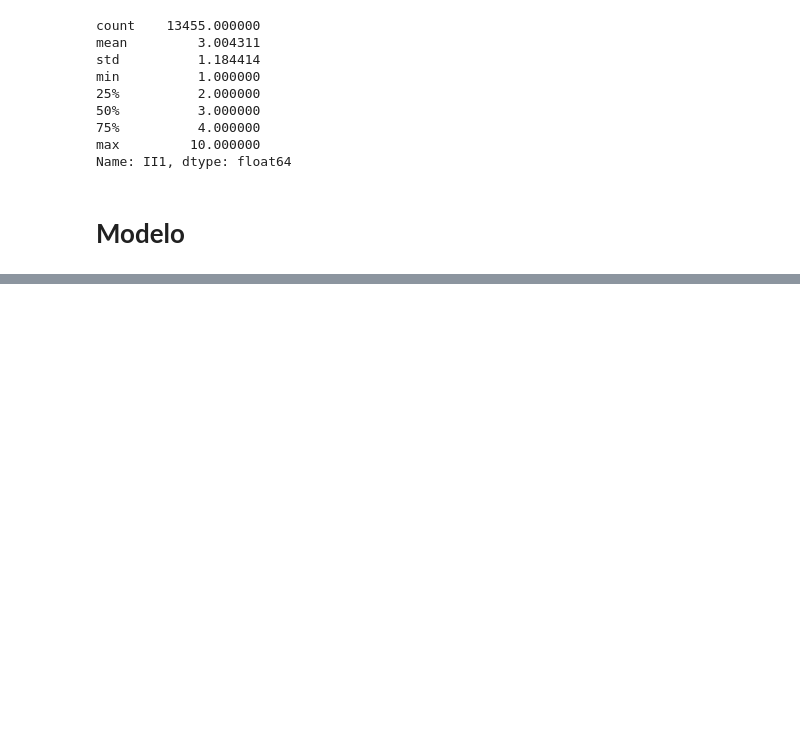
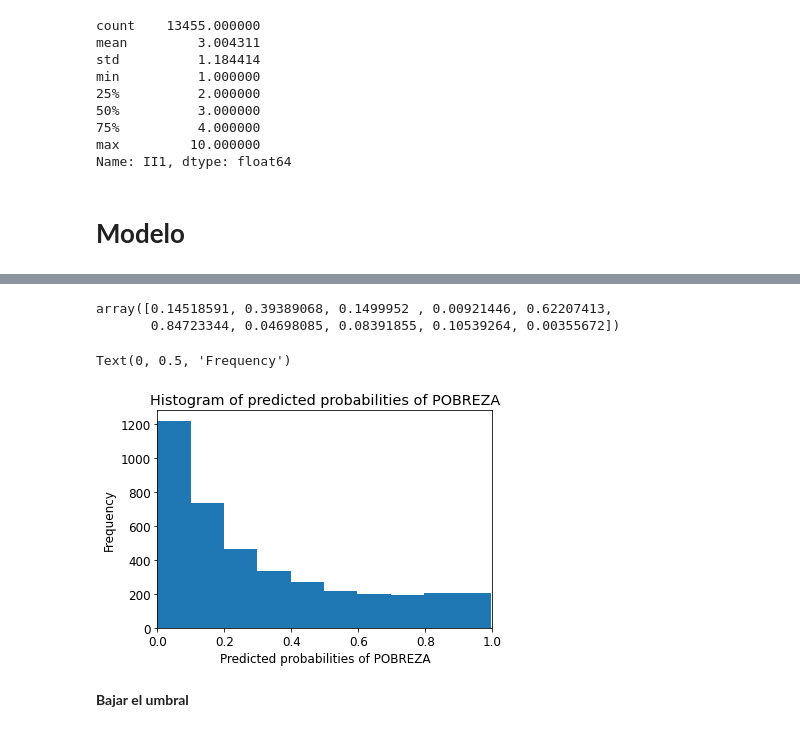
Before and after one commit to practigol/trabajo_final, a Jupyter notebook: crear_dataset.ipynb, the cells around one changed output, grey strips where cells are left out. Drawn from its saved outputs; the diff is of its cells as text; code cells hidden in the pictures; blank space fills up the shorter version.

```diff
--- a/crear_dataset.ipynb
+++ b/crear_dataset.ipynb
@@ -790,0 +848,2 @@ df_dataset_corregido.to_csv('dataset_corregido.csv')
+# %%
+X_train = pd.DataFrame(X_train, columns=[cols])
@@ -790,0 +1180,38 @@ df_dataset_corregido.to_csv('dataset_corregido.csv')
+# %%
+# print the first 10 predicted probabilities for class 1 - Probability of POBREZA
+
+logreg.predict_proba(X_test)[0:10, 1]
+# %% [output]
+array([0.14518591, 0.39389068, 0.1499952 , 0.00921446, 0.62207413,
+       0.84723344, 0.04698085, 0.08391855, 0.10539264, 0.00355672])
+# %%
+# store the predicted probabilities for class 1 - Probability of POBREZA
+#almacenar las probabilidades previstas para la clase 1 - Probabilidad de POBREZA
+
+y_pred1 = logreg.predict_proba(X_test)[:, 1]
+# %%
+# plot histogram of predicted probabilities
+
+
+# adjust the font size
+plt.rcParams['font.size'] = 12
+
+
+# plot histogram with 10 bins
+plt.hist(y_pred1, bins = 10)
+
+
+# set the title of predicted probabilities
+plt.title('Histogram of predicted probabilities of POBREZA')
+
+
+# set the x-axis limit
+plt.xlim(0,1)
+
+
+# set the title
+plt.xlabel('Predicted probabilities of POBREZA')
+plt.ylabel('Frequency')
+# %% [output]
+Text(0, 0.5, 'Frequency')
+[figure, added]
@@ -790,0 +1225,2 @@ df_dataset_corregido.to_csv('dataset_corregido.csv')
+# %% [markdown]
+**Bajar el umbral**
```
Also changed, not shown: parts of 67 cells of this notebook.
